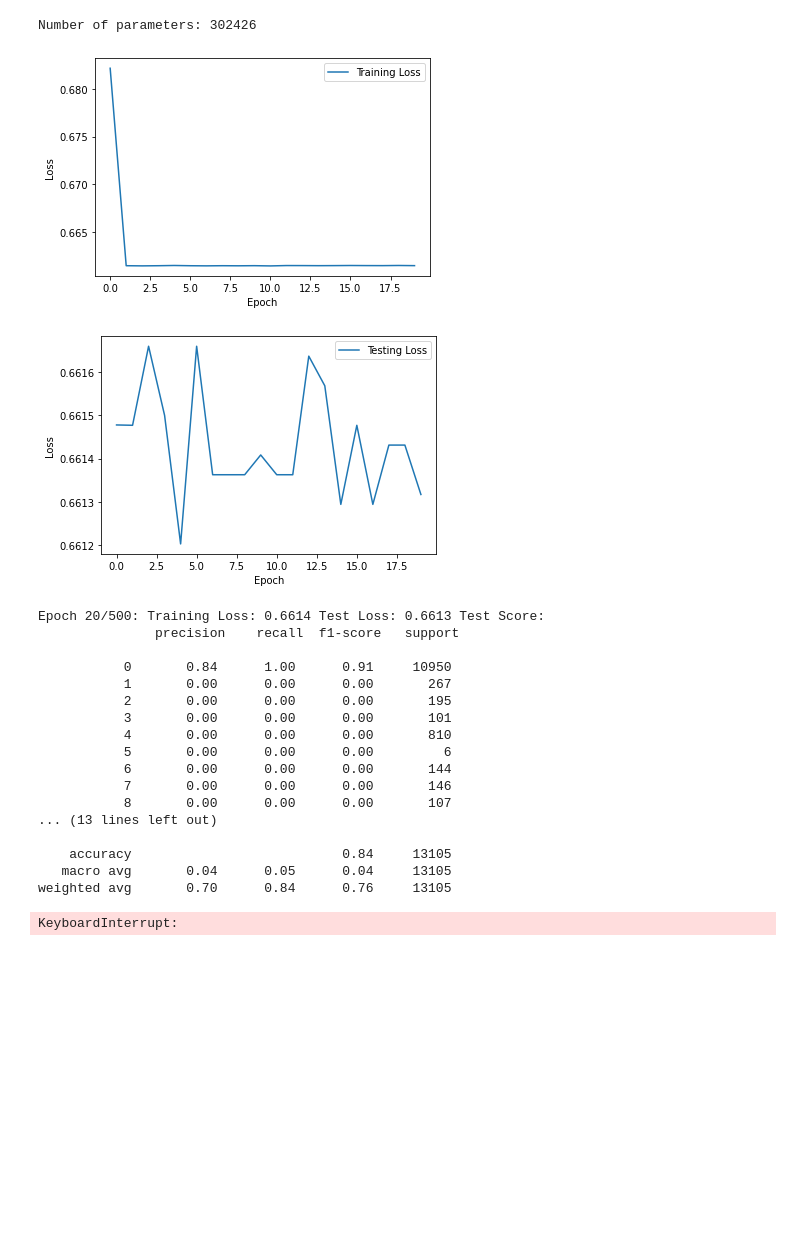
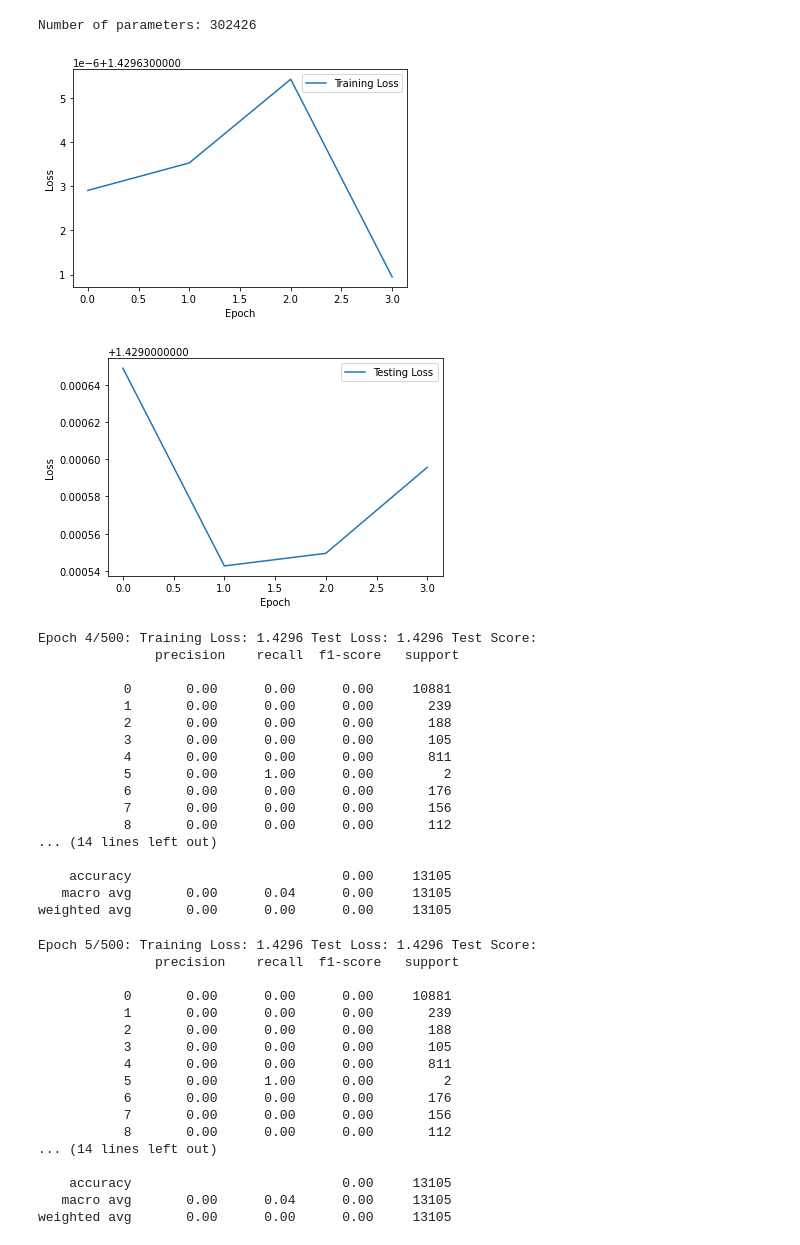
Before and after one commit to gullo97/earthquake_ml, a Jupyter notebook: notebook.ipynb, the cells around one changed output. Drawn from its saved outputs; the diff is of its cells as text; code cells hidden in the pictures; blank space fills up the shorter version.

Commit message:
Implemented class balancing

```diff
--- a/notebook.ipynb
+++ b/notebook.ipynb
@@ -31,12 +52,14 @@ class FullyConnectedNN(nn.Module):
         self.hidden_dim = hidden_dim
         self.fc_layers = nn.Sequential()
 
+
         for i in range(depth):
             in_features = self.input_len if i == 0 else self.hidden_dim
             self.fc_layers.add_module(f"fc{i}", nn.Linear(in_features, self.hidden_dim))
             self.fc_layers.add_module(f"relu{i}", nn.ReLU())
 
         self.classifier = nn.Sequential(nn.Linear(self.hidden_dim, self.output_len), nn.Softmax(dim=1))
+        self.to(DEVICE)
         # print number of parameters
         print(f"Number of parameters: {sum(p.numel() for p in self.parameters() if p.requires_grad)}")
 
@@ -129,3 +99,17 @@ train_dataset, test_dataset = dataset.train_test_split()
 
 train_loader = torch.utils.data.DataLoader(train_dataset, batch_size=3200, shuffle=True)
 test_loader = torch.utils.data.DataLoader(test_dataset, batch_size=3200, shuffle=True)
+# %%
+# Get weights for each class for loss function
+
+N_CLASSES = len(dataset[0][1])
+# get support of each class in dataframe
+scalar_df = dataframe['y'].apply(lambda x: np.argmax(x))
+weights = scalar_df.value_counts()
+# sort weights by key
+weights = weights.sort_index()
+weights = weights.to_numpy()
+weights = torch.Tensor(weights).to(DEVICE)
+
+ALPHA = torch.ones(N_CLASSES).to(DEVICE)/weights
+ALPHA
@@ -134,7 +176,7 @@ import torch.optim as optim
 import matplotlib.pyplot as plt
 from tqdm import tqdm
 
-DEVICE = torch.device("cuda:0" if torch.cuda.is_available() else "cpu")
+
 
 from sklearn.metrics import classification_report
 
@@ -184,7 +226,8 @@ def train(model, train_dataloader, test_dataloader, loss_fn, optimizer, num_epoc
 
         test_loss /= len(test_dataloader)
         test_losses.append(test_loss)
-        test_score = classification_report(y_true, y_pred, zero_division=0)
+        test_score = classification_report(y_true, y_pred, zero_division=0, output_dict=False)
+
         test_scores.append(test_score)
 
         if (epoch + 1) % log_interval == 0:
@@ -211,25 +254,41 @@ model = FullyConnectedNN(input_len=len(dataset[0][0]), output_len=len(dataset[0]
 # %% [output]
 Number of parameters: 302426
 # %%
-train(model, train_loader, test_loader, FocalLoss(), optim.Adam(model.parameters(), lr=0.001), num_epochs=500, log_interval=2)
+train(model, train_loader, test_loader, FocalLossWithClassBalancing(), optim.Adam(model.parameters(), lr=0.001), num_epochs=500, log_interval=2)
 # %% [output]
-[figure, old version]
+[figure, new version]
-[figure, old version]
+[figure, new version]
-Epoch 20/500: Training Loss: 0.6614 Test Loss: 0.6613 Test Score:
+Epoch 4/500: Training Loss: 1.4296 Test Loss: 1.4296 Test Score:
                precision    recall  f1-score   support
 
-           0       0.84      1.00      0.91     10950
-           1       0.00      0.00      0.00       267
-           2       0.00      0.00      0.00       195
-           3       0.00      0.00      0.00       101
-           4       0.00      0.00      0.00       810
-           5       0.00      0.00      0.00         6
-           6       0.00      0.00      0.00       144
-           7       0.00      0.00      0.00       146
-           8       0.00      0.00      0.00       107
-... (13 lines left out)
+           0       0.00      0.00      0.00     10881
+           1       0.00      0.00      0.00       239
+           2       0.00      0.00      0.00       188
+           3       0.00      0.00      0.00       105
+           4       0.00      0.00      0.00       811
+           5       0.00      1.00      0.00         2
+           6       0.00      0.00      0.00       176
+           7       0.00      0.00      0.00       156
+           8       0.00      0.00      0.00       112
+... (14 lines left out)
 
-    accuracy                           0.84     13105
-   macro avg       0.04      0.05      0.04     13105
-weighted avg       0.70      0.84      0.76     13105
+    accuracy                           0.00     13105
+   macro avg       0.00      0.04      0.00     13105
+weighted avg       0.00      0.00      0.00     13105
-KeyboardInterrupt:
+Epoch 5/500: Training Loss: 1.4296 Test Loss: 1.4296 Test Score:
+               precision    recall  f1-score   support
+
+           0       0.00      0.00      0.00     10881
+           1       0.00      0.00      0.00       239
+           2       0.00      0.00      0.00       188
+           3       0.00      0.00      0.00       105
+           4       0.00      0.00      0.00       811
+           5       0.00      1.00      0.00         2
+           6       0.00      0.00      0.00       176
+           7       0.00      0.00      0.00       156
+           8       0.00      0.00      0.00       112
+... (14 lines left out)
+
+    accuracy                           0.00     13105
+   macro avg       0.00      0.04      0.00     13105
+weighted avg       0.00      0.00      0.00     13105
```
Also changed, not shown: parts of 6 cells of this notebook.
